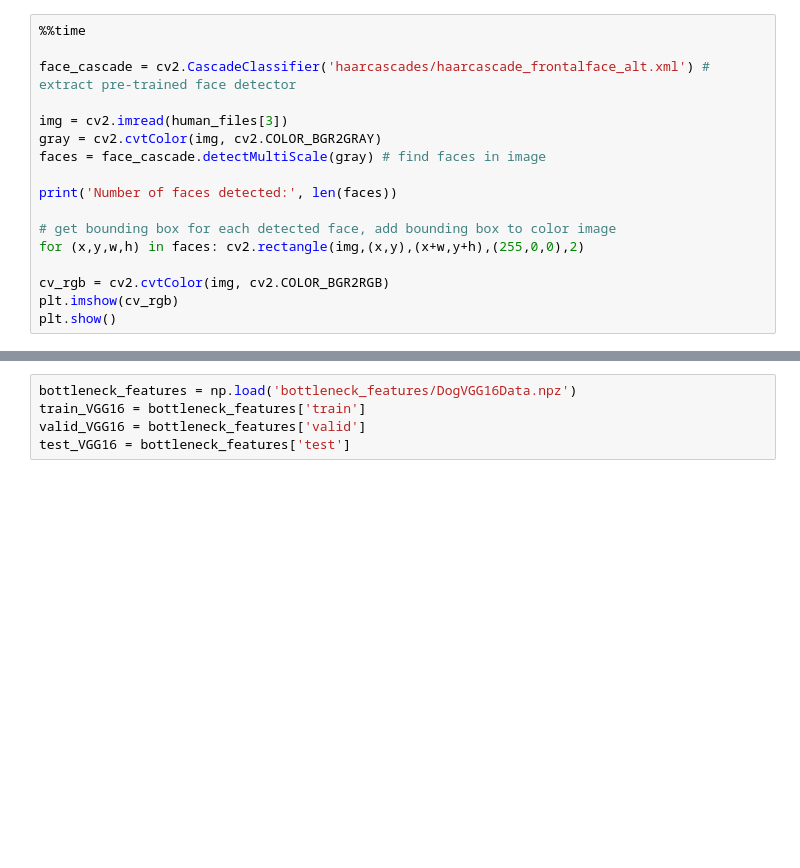
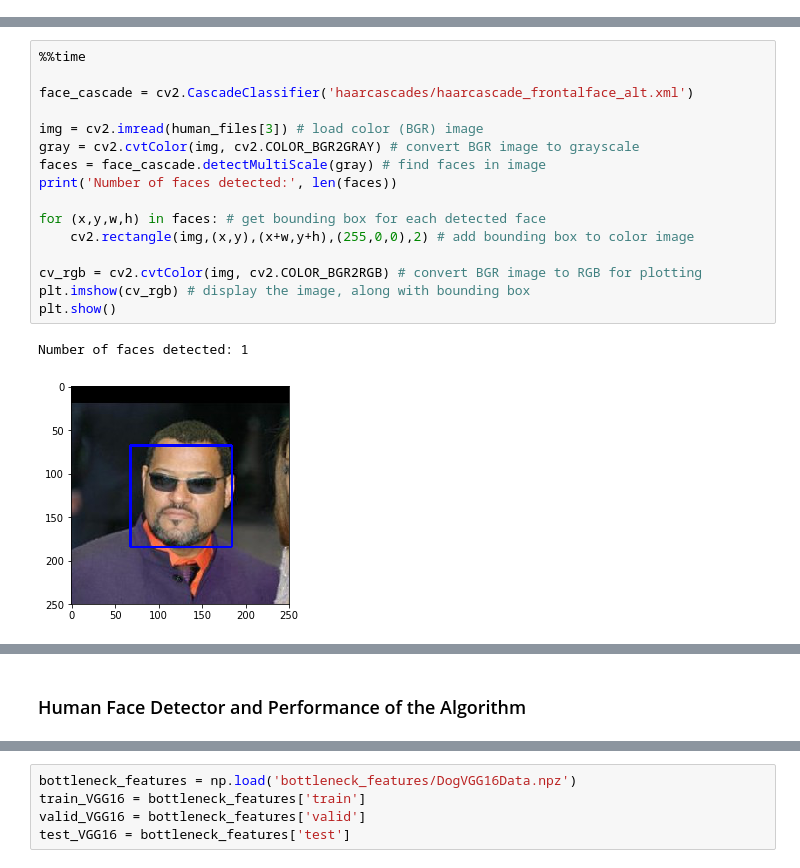
Before and after one commit to jquickgh/dlnd-dog-breed-classifier-cnn, a Jupyter notebook: dog_app.ipynb, the cells around one changed output, grey strips where cells are left out. Cells and saved outputs as stored; diff of their text form; blank space fills up the shorter version.

```diff
--- a/dog_app.ipynb
+++ b/dog_app.ipynb
@@ -116,17 +0,0 @@ In the next code cell, we demonstrate how to use this detector to find human fac
-# %%
-%%time
-
-face_cascade = cv2.CascadeClassifier('haarcascades/haarcascade_frontalface_alt.xml') # extract pre-trained face detector
-
-img = cv2.imread(human_files[3])
-gray = cv2.cvtColor(img, cv2.COLOR_BGR2GRAY)
-faces = face_cascade.detectMultiScale(gray) # find faces in image
-
-print('Number of faces detected:', len(faces))
-
-# get bounding box for each detected face, add bounding box to color image
-for (x,y,w,h) in faces: cv2.rectangle(img,(x,y),(x+w,y+h),(255,0,0),2)
-
-cv_rgb = cv2.cvtColor(img, cv2.COLOR_BGR2RGB)
-plt.imshow(cv_rgb)
-plt.show()
@@ -331,0 +126,19 @@ MemoryError:
+# %%
+%%time
+
+face_cascade = cv2.CascadeClassifier('haarcascades/haarcascade_frontalface_alt.xml')
+
+img = cv2.imread(human_files[3]) # load color (BGR) image
+gray = cv2.cvtColor(img, cv2.COLOR_BGR2GRAY) # convert BGR image to grayscale
+faces = face_cascade.detectMultiScale(gray) # find faces in image
+print('Number of faces detected:', len(faces))
+
+for (x,y,w,h) in faces: # get bounding box for each detected face
+    cv2.rectangle(img,(x,y),(x+w,y+h),(255,0,0),2) # add bounding box to color image
+
+cv_rgb = cv2.cvtColor(img, cv2.COLOR_BGR2RGB) # convert BGR image to RGB for plotting
+plt.imshow(cv_rgb) # display the image, along with bounding box
+plt.show()
+# %% [output]
+Number of faces detected: 1
+[figure, added]
@@ -331,0 +146,2 @@ MemoryError:
+# %% [markdown]
+### Human Face Detector and Performance of the Algorithm
```
Also changed, not shown: parts of 69 cells of this notebook.
